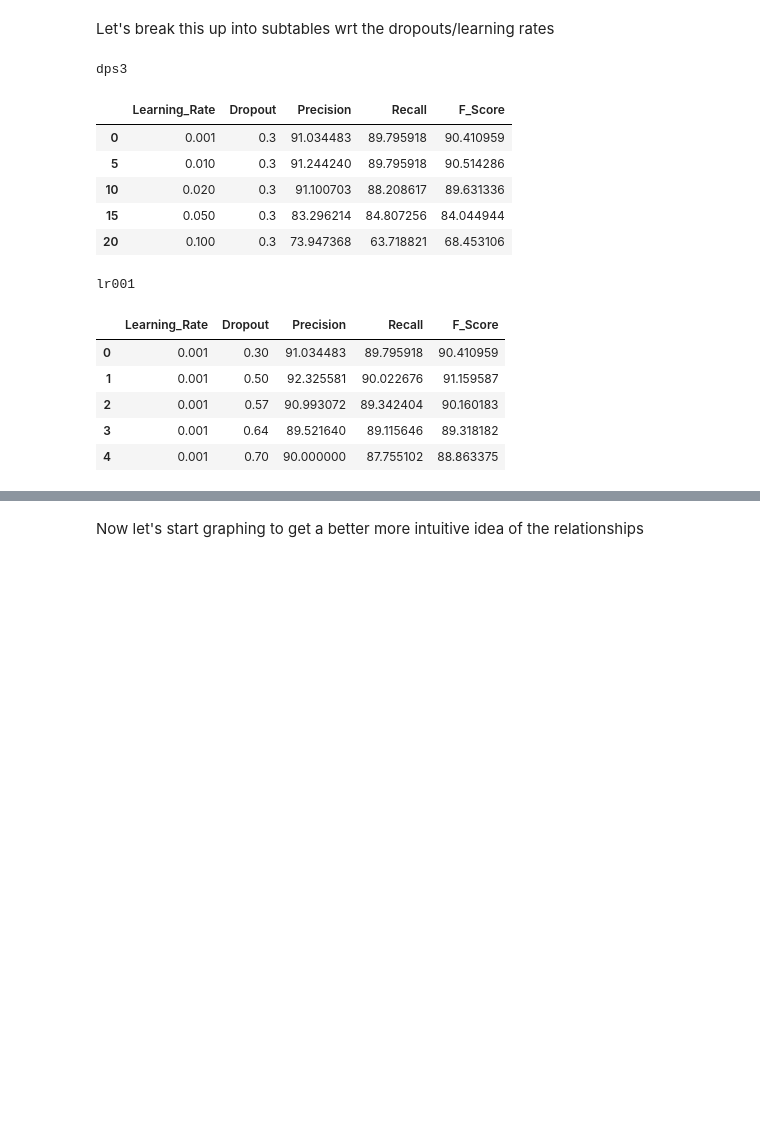
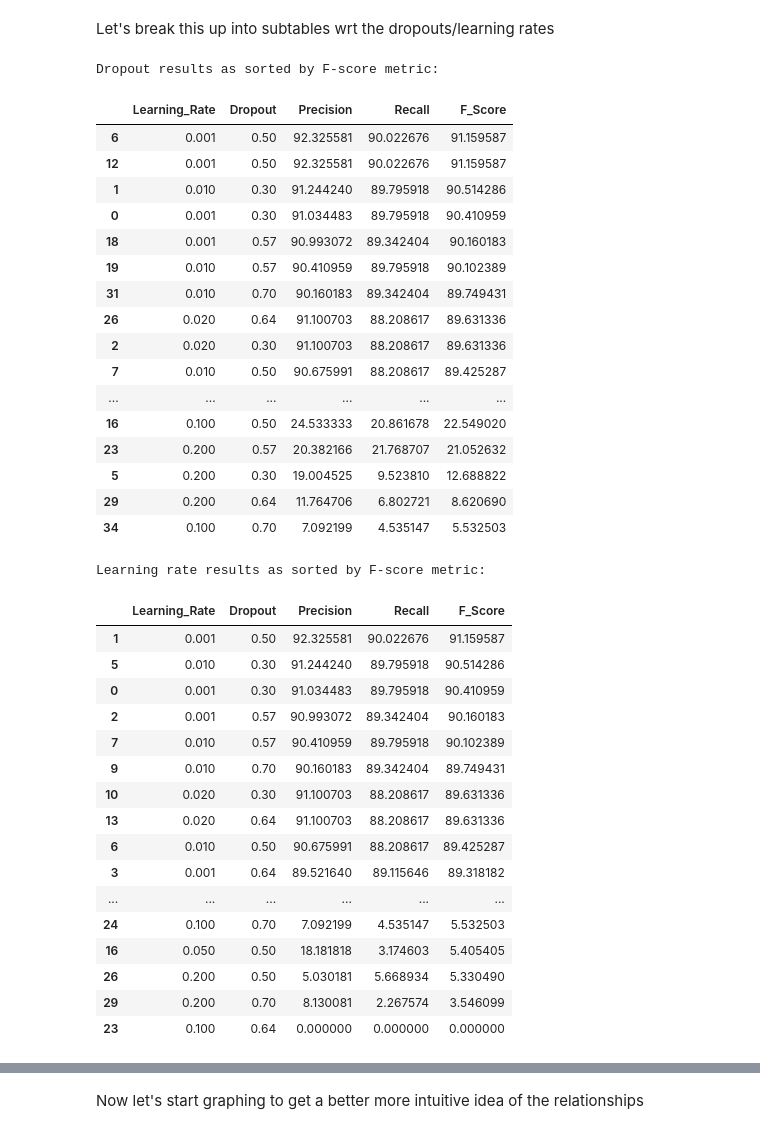
Before and after one commit to slavesocieties/ssda-nlp, a Jupyter notebook: 70-exhaustive-training.ipynb, the cells around one changed output, grey strips where cells are left out. Drawn from its saved outputs; the diff is of its cells as text; code cells hidden in the pictures; blank space fills up the shorter version.

Commit message:
Finished results for langauge variation.  Added preliminary results section at top of NB for ease of viewing... will continue to document and organize results

```diff
--- a/70-exhaustive-training.ipynb
+++ b/70-exhaustive-training.ipynb
@@ -584,0 +630,9 @@ results_df_LanLCB.head(20)
+# %%
+#no_test
+
+full_language_data_results_df = results_df_LanSCB.append(results_df_LanLCB, ignore_index=True)
+
+full_language_data_results_df.sort_values(by=['F_Score'], inplace=True, ascending=False)
+full_language_data_results_df = full_language_data_results_df.reset_index(drop=True)
+print('Results as sorted by F-score metric:')
+full_language_data_results_df.head(30)
@@ -626,41 +730,76 @@ Let's break this up into subtables wrt the dropouts/learning rates
 # %%
 #no_test
 
 #For reference:
 my_lr = [0.001, 0.01, 0.02, 0.05, 0.1, 0.2]
 my_dps = [0.3, 0.5, 0.57, 0.64, 0.7]
 
 #Note that these are dfs, need to be lists to use in plots
 dps3 = results_df.loc[results_df['Dropout'] == 0.3]
 dps5 = results_df.loc[results_df['Dropout'] == 0.5]
 dps57 = results_df.loc[results_df['Dropout'] == 0.57]
 dps64 = results_df.loc[results_df['Dropout'] == 0.64]
 dps7 = results_df.loc[results_df['Dropout'] == 0.7]
 
 lr001 = results_df.loc[results_df['Learning_Rate'] == 0.001]
 lr01 = results_df.loc[results_df['Learning_Rate'] == 0.01]
 lr02 = results_df.loc[results_df['Learning_Rate'] == 0.02]
 lr05 = results_df.loc[results_df['Learning_Rate'] == 0.05]
 lr1 = results_df.loc[results_df['Learning_Rate'] == 0.1]
 lr2 = results_df.loc[results_df['Learning_Rate'] == 0.2]
 
-print('dps3')
-display(dps3.head())
+full_language_data_results_df.sort_values(by=['F_Score'], inplace=True, ascending=False)
+full_language_data_results_df.head(30)
 
-print('lr001')
-display(lr001.head())
+#Combine all dropout trials into a single df
+full_dps_df = dps3.append(dps5, ignore_index=True).append(dps5, ignore_index=True).append(dps57, ignore_index=True).append(dps64, ignore_index=True).append(dps7, ignore_index=True)
+#Fix the index
+full_dps_df = full_dps_df.reset_index(drop=True)
+#Combine all learning rate trials into a single df
+full_lr_df = lr001.append(lr01, ignore_index=True).append(lr02, ignore_index=True).append(lr05, ignore_index=True).append(lr1, ignore_index=True).append(lr2, ignore_index=True)
+#Fix the index
+full_lr_df = full_lr_df.reset_index(drop=True)
+#Sort the above dfs from best to worst wrt to f-score
+full_dps_df.sort_values(by=['F_Score'], inplace=True, ascending=False)
+full_lr_df.sort_values(by=['F_Score'], inplace=True, ascending=False)
+print('Dropout results as sorted by F-score metric:')
+display(full_dps_df.head(30))
+print('Learning rate results as sorted by F-score metric:')
+display(full_lr_df.head(30))
 # %% [output]
-dps3
+Dropout results as sorted by F-score metric:
 |  | Learning_Rate | Dropout | Precision | Recall | F_Score |
-| 0 | 0.001 | 0.3 | 91.034483 | 89.795918 | 90.410959 |
-| 5 | 0.010 | 0.3 | 91.244240 | 89.795918 | 90.514286 |
-| 10 | 0.020 | 0.3 | 91.100703 | 88.208617 | 89.631336 |
-| 15 | 0.050 | 0.3 | 83.296214 | 84.807256 | 84.044944 |
-| 20 | 0.100 | 0.3 | 73.947368 | 63.718821 | 68.453106 |
+| 6 | 0.001 | 0.50 | 92.325581 | 90.022676 | 91.159587 |
+| 12 | 0.001 | 0.50 | 92.325581 | 90.022676 | 91.159587 |
+| 1 | 0.010 | 0.30 | 91.244240 | 89.795918 | 90.514286 |
+| 0 | 0.001 | 0.30 | 91.034483 | 89.795918 | 90.410959 |
+| 18 | 0.001 | 0.57 | 90.993072 | 89.342404 | 90.160183 |
+| 19 | 0.010 | 0.57 | 90.410959 | 89.795918 | 90.102389 |
+| 31 | 0.010 | 0.70 | 90.160183 | 89.342404 | 89.749431 |
+| 26 | 0.020 | 0.64 | 91.100703 | 88.208617 | 89.631336 |
+| 2 | 0.020 | 0.30 | 91.100703 | 88.208617 | 89.631336 |
+| 7 | 0.010 | 0.50 | 90.675991 | 88.208617 | 89.425287 |
+| ... | ... | ... | ... | ... | ... |
+| 16 | 0.100 | 0.50 | 24.533333 | 20.861678 | 22.549020 |
+| 23 | 0.200 | 0.57 | 20.382166 | 21.768707 | 21.052632 |
+| 5 | 0.200 | 0.30 | 19.004525 | 9.523810 | 12.688822 |
+| 29 | 0.200 | 0.64 | 11.764706 | 6.802721 | 8.620690 |
+| 34 | 0.100 | 0.70 | 7.092199 | 4.535147 | 5.532503 |
-lr001
+Learning rate results as sorted by F-score metric:
 |  | Learning_Rate | Dropout | Precision | Recall | F_Score |
+| 1 | 0.001 | 0.50 | 92.325581 | 90.022676 | 91.159587 |
+| 5 | 0.010 | 0.30 | 91.244240 | 89.795918 | 90.514286 |
 | 0 | 0.001 | 0.30 | 91.034483 | 89.795918 | 90.410959 |
-| 1 | 0.001 | 0.50 | 92.325581 | 90.022676 | 91.159587 |
 | 2 | 0.001 | 0.57 | 90.993072 | 89.342404 | 90.160183 |
+| 7 | 0.010 | 0.57 | 90.410959 | 89.795918 | 90.102389 |
+| 9 | 0.010 | 0.70 | 90.160183 | 89.342404 | 89.749431 |
+| 10 | 0.020 | 0.30 | 91.100703 | 88.208617 | 89.631336 |
+| 13 | 0.020 | 0.64 | 91.100703 | 88.208617 | 89.631336 |
+| 6 | 0.010 | 0.50 | 90.675991 | 88.208617 | 89.425287 |
 | 3 | 0.001 | 0.64 | 89.521640 | 89.115646 | 89.318182 |
-| 4 | 0.001 | 0.70 | 90.000000 | 87.755102 | 88.863375 |
+| ... | ... | ... | ... | ... | ... |
+| 24 | 0.100 | 0.70 | 7.092199 | 4.535147 | 5.532503 |
+| 16 | 0.050 | 0.50 | 18.181818 | 3.174603 | 5.405405 |
+| 26 | 0.200 | 0.50 | 5.030181 | 5.668934 | 5.330490 |
+| 29 | 0.200 | 0.70 | 8.130081 | 2.267574 | 3.546099 |
+| 23 | 0.100 | 0.64 | 0.000000 | 0.000000 | 0.000000 |
```
Also changed, not shown: parts of 13 cells of this notebook.
